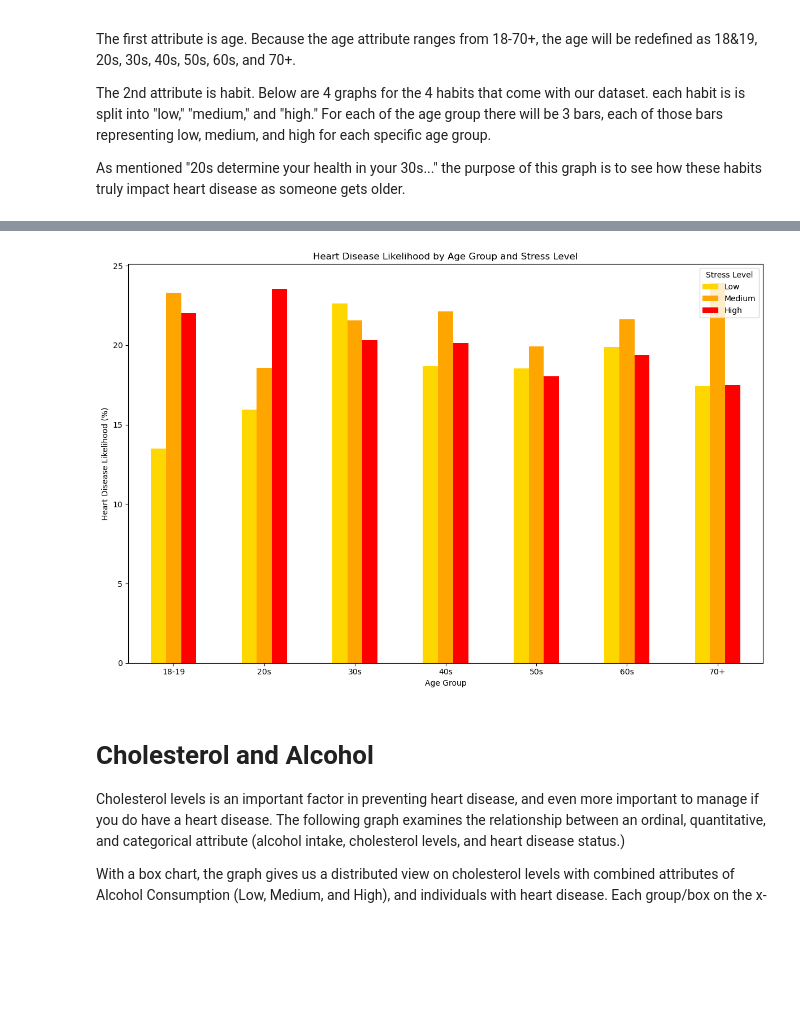
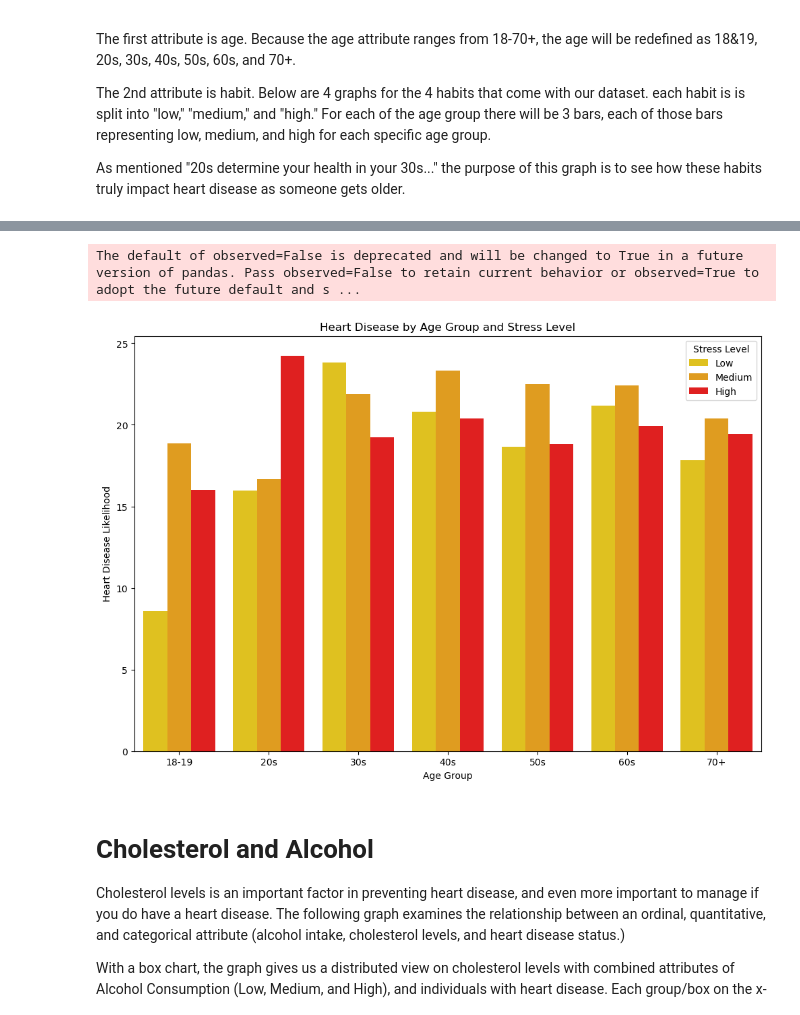
Before and after one commit to IsaacFerry/CS445-Final-Project, a Jupyter notebook: Joshs_Graphs.ipynb, the cells around one changed output, grey strips where cells are left out. Cells and saved outputs as stored; diff of their text form; code cells hidden in the pictures; blank space fills up the shorter version.

```diff
--- a/Joshs_Graphs.ipynb
+++ b/Joshs_Graphs.ipynb
@@ -101,25 +119,30 @@ The default of observed=False is deprecated and will be changed to True in a fut
 # %%
+df['Stress Level'] = pd.Categorical(df['Stress Level'])
+
 # group data by age group and exercise habits and calculate heart disease likelihood per group (%)
 grouped = df.groupby(['Age_Group', 'Stress Level'])['Heart Disease Status'].apply(
     lambda x: (x == 'Yes').mean() * 100
 ).reset_index(name='Heart Disease Likelihood')
 
-# create a pivot table for plotting
-age_order = ['18-19', '20s', '30s', '40s', '50s', '60s', '70+']
-pivot_df = grouped.pivot(index='Age_Group', columns='Stress Level', values='Heart Disease Likelihood')
-pivot_df = pivot_df.reindex(age_order)
+# plot
+plt.figure(figsize=(12, 8))
+sns.barplot(
+    data=grouped,
+    x='Age_Group',
+    y='Heart Disease Likelihood',
+    hue='Stress Level',
+    hue_order=['Low', 'Medium', 'High'],
+    palette=['gold', 'orange', 'red']
+)
 
-# Plotting the pivot table
-pivot_df[['Low', 'Medium', 'High']  ].plot(kind='bar', figsize=(12, 8),color=['gold', 'orange', 'red'])
-plt.title('Heart Disease Likelihood by Age Group and Stress Level')
+plt.title('Heart Disease by Age Group and Stress Level')
 plt.xlabel('Age Group')
-plt.ylabel('Heart Disease Likelihood (%)')
-plt.xticks(rotation=0)
+plt.ylabel('Heart Disease Likelihood')
 plt.legend(title='Stress Level')
-plt.tight_layout()
 plt.show()
 # %% [output]
+The default of observed=False is deprecated and will be changed to True in a future version of pandas. Pass observed=False to retain current behavior or observed=True to adopt the future default and s ...
-[figure, old version]
+[figure, new version]
 # %% [markdown]
 # Cholesterol and Alcohol
 
```
Also changed, not shown: parts of 4 cells of this notebook.
